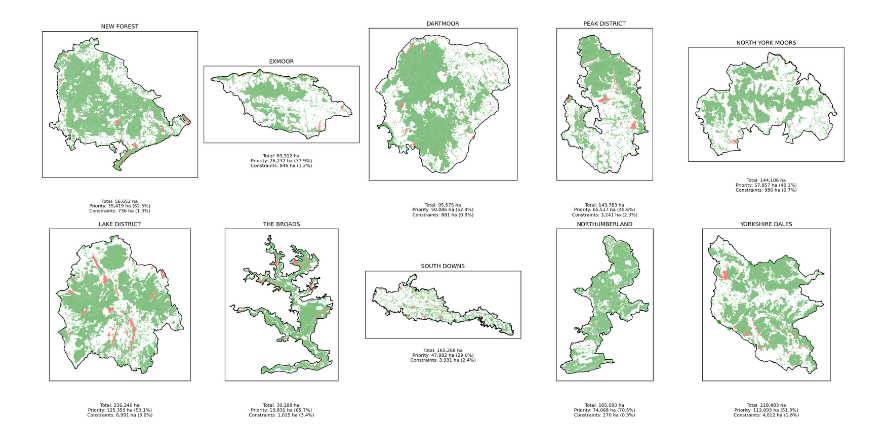
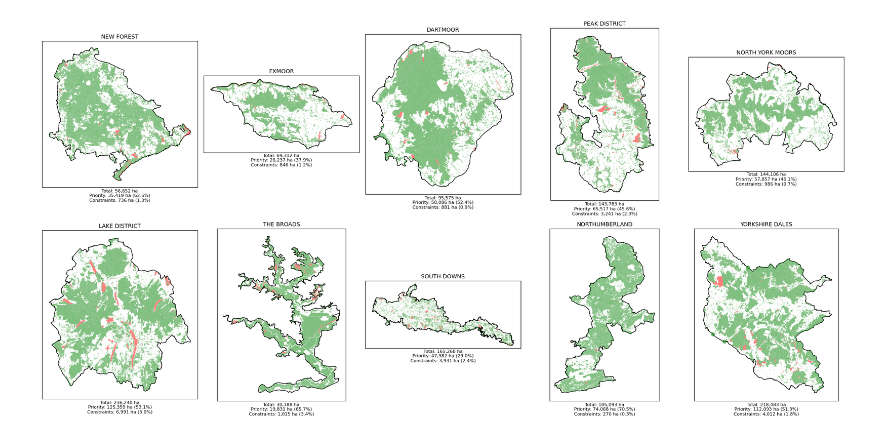
Before and after one commit to pdnpa/tof, a Jupyter notebook: notebooks/visualisation.ipynb, the cells around one changed output. Saved outputs shown, nothing was run; the diff lists cells and outputs as text; code cells hidden in the pictures.

```diff
--- a/notebooks/visualisation.ipynb
+++ b/notebooks/visualisation.ipynb
@@ -65,32 +65,32 @@ for idx, (ax, park) in enumerate(zip(axes, boundary_gdf.iterrows())):
     gpd.clip(constraints_matrix_gdf, park_geom).plot(ax=ax, color="red", alpha=0.5)
 
     # Remove x and y axis ticks
     ax.set_xticks([])
     ax.set_yticks([])
 
     # Add title and stats below each subplot
     stats = area_stats_df[area_stats_df["park_name"] == park_name]
     annotation = (
         f"Total: {stats['total_area_ha'].values[0]:,.0f} ha\n"
         f"Priority: {stats['priority_area_ha'].values[0]:,.0f} ha "
         f"({stats['priority_pct'].values[0]:.1f}%)\n"
         f"Constraints: {stats['constraints_area_ha'].values[0]:,.0f} ha "
         f"({stats['constraints_pct'].values[0]:.1f}%)"
     )
     ax.set_title(park_name, fontsize=10, pad=5)
     ax.text(
-        0.5, -0.15,  # Adjusted position for consistent placement
+        0.5, -0.01,
         annotation,
         fontsize=8, ha="center", va="top", transform=ax.transAxes
     )
 
 # Remove unused subplots if any
 for idx in range(len(boundary_gdf), len(axes)):
     fig.delaxes(axes[idx])
 
 # Adjust layout and save the plot
 plt.tight_layout()
 plt.savefig("../output/national_parks_with_stats.png", dpi=300)
 plt.show()
 # %% [output]
-[figure, old version]
+[figure, new version]
```
